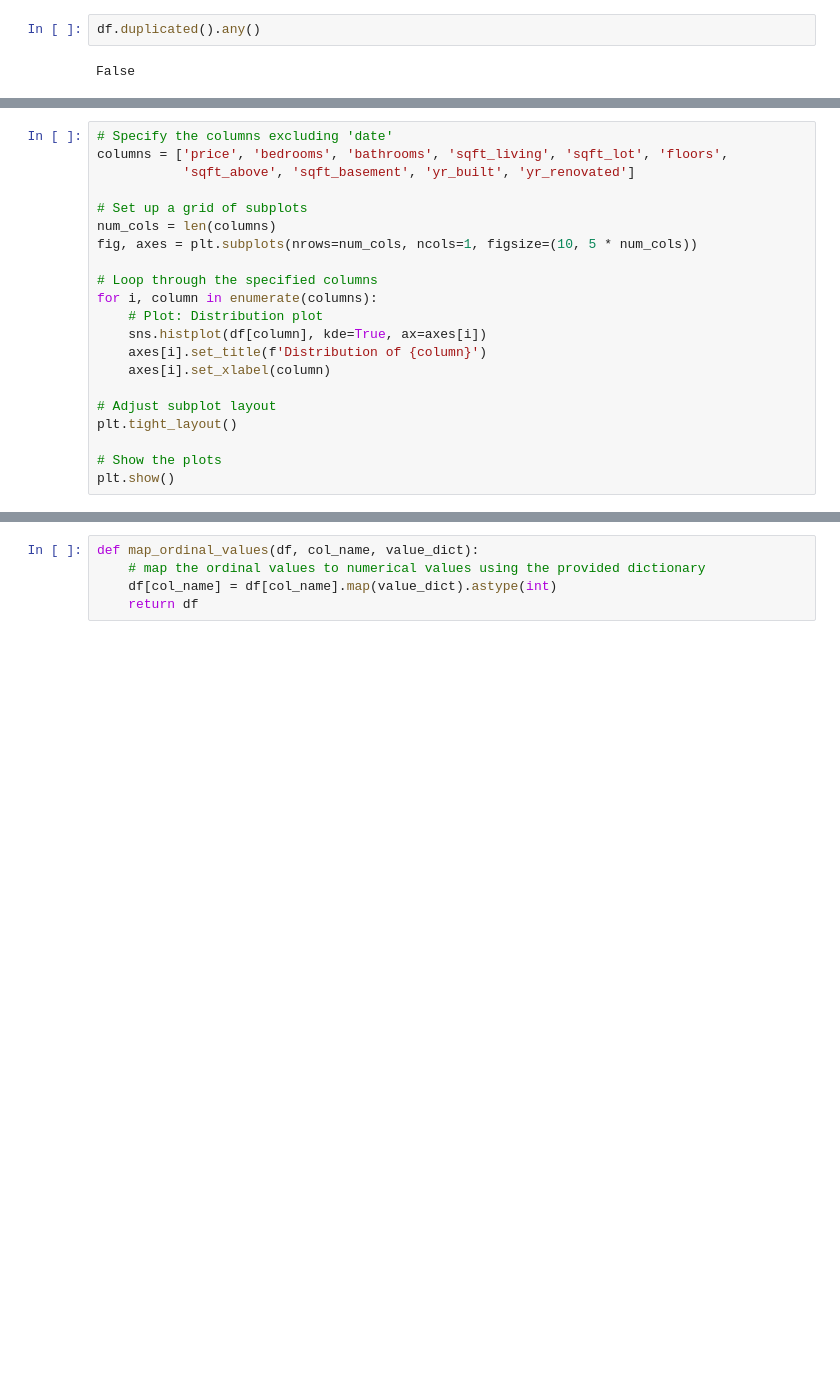
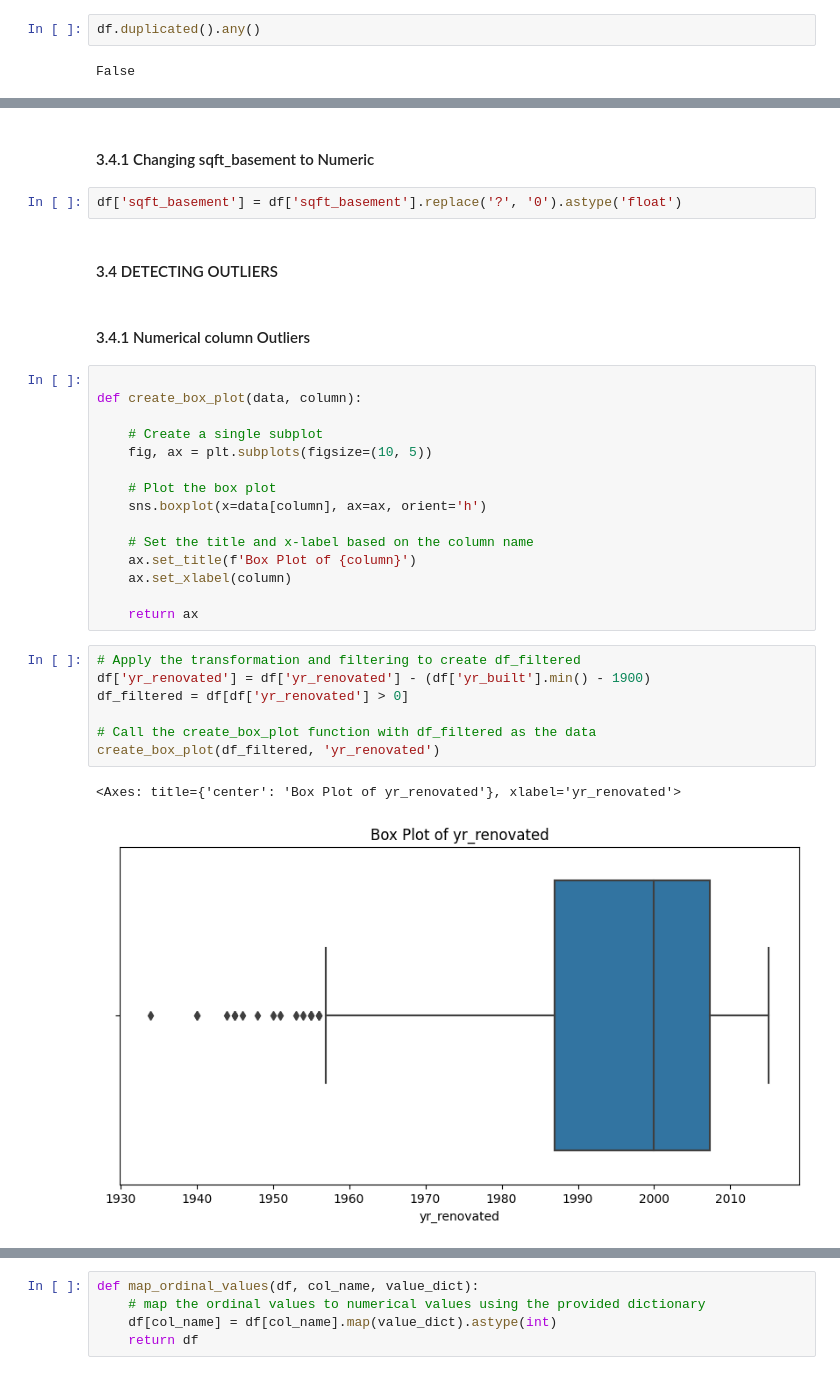
Before and after one commit to amature98/DSF-FT06-GROUP-2-PHASE---PROJECT, a Jupyter notebook: student.ipynb, the cells around one changed output, grey strips where cells are left out. Drawn from its saved outputs; the diff is of its cells as text; blank space fills up the shorter version.

```diff
--- a/student.ipynb
+++ b/student.ipynb
@@ -281,21 +299,0 @@ plt.show()
-# %%
-# Specify the columns excluding 'date'
-columns = ['price', 'bedrooms', 'bathrooms', 'sqft_living', 'sqft_lot', 'floors',
-           'sqft_above', 'sqft_basement', 'yr_built', 'yr_renovated']
-
-# Set up a grid of subplots
-num_cols = len(columns)
-fig, axes = plt.subplots(nrows=num_cols, ncols=1, figsize=(10, 5 * num_cols))
-
-# Loop through the specified columns
-for i, column in enumerate(columns):
-    # Plot: Distribution plot
-    sns.histplot(df[column], kde=True, ax=axes[i])
-    axes[i].set_title(f'Distribution of {column}')
-    axes[i].set_xlabel(column)
-
-# Adjust subplot layout
-plt.tight_layout()
-
-# Show the plots
-plt.show()
@@ -315,0 +304,33 @@ In this section, we will cover the essential steps and techniques for preparing
+# %% [markdown]
+#### 3.4.1 Changing sqft_basement to Numeric
+# %%
+df['sqft_basement'] = df['sqft_basement'].replace('?', '0').astype('float')
+# %% [markdown]
+#### 3.4 DETECTING OUTLIERS
+# %% [markdown]
+#### 3.4.1 Numerical column Outliers
+# %%
+
+def create_box_plot(data, column):
+
+    # Create a single subplot
+    fig, ax = plt.subplots(figsize=(10, 5))
+
+    # Plot the box plot
+    sns.boxplot(x=data[column], ax=ax, orient='h')
+
+    # Set the title and x-label based on the column name
+    ax.set_title(f'Box Plot of {column}')
+    ax.set_xlabel(column)
+
+    return ax
+# %%
+# Apply the transformation and filtering to create df_filtered
+df['yr_renovated'] = df['yr_renovated'] - (df['yr_built'].min() - 1900)
+df_filtered = df[df['yr_renovated'] > 0]
+
+# Call the create_box_plot function with df_filtered as the data
+create_box_plot(df_filtered, 'yr_renovated')
+# %% [output]
+<Axes: title={'center': 'Box Plot of yr_renovated'}, xlabel='yr_renovated'>
+[figure, added]
```
Also changed, not shown: parts of 201 cells of this notebook, 2 other files.
